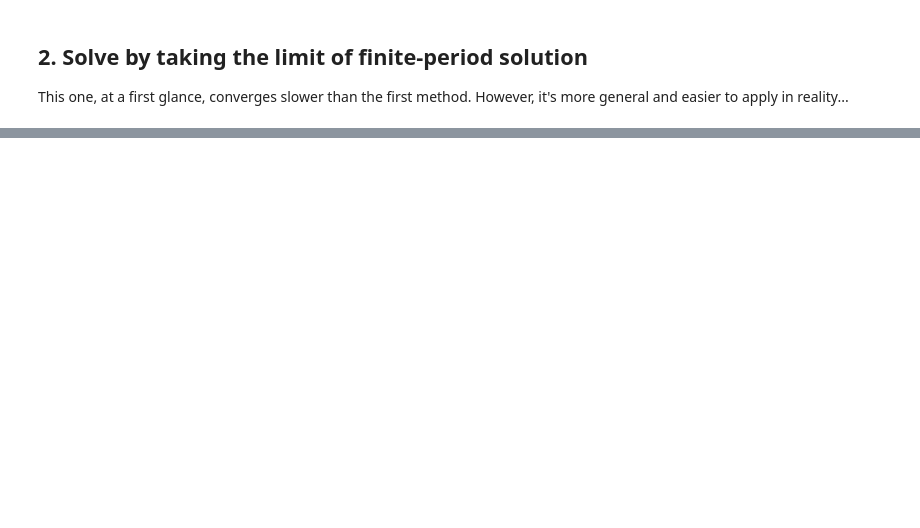
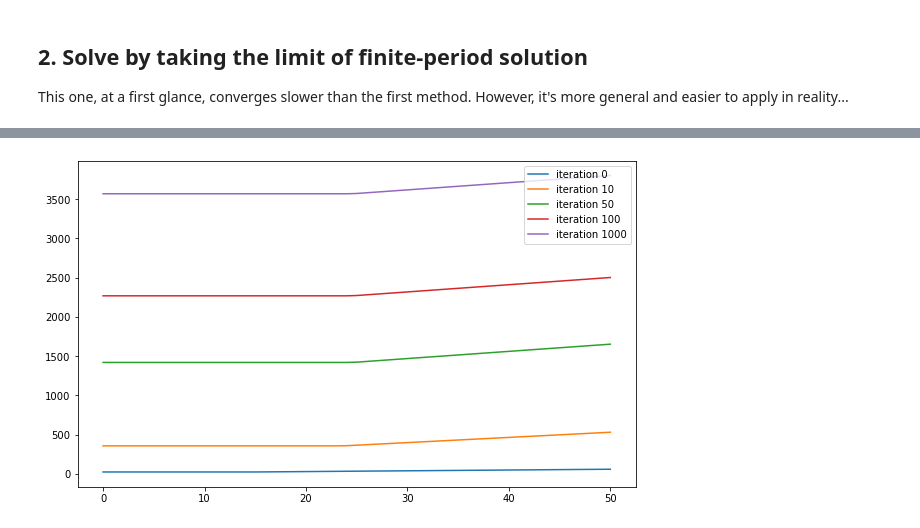
Before and after one commit to wupeifan/ECON_407_Fall2020, a Jupyter notebook: Notebooks/McCall.ipynb, the cells around one changed output, grey strips where cells are left out. Cells and saved outputs as stored; diff of their text form; code cells hidden in the pictures; blank space fills up the shorter version.

```diff
--- a/Notebooks/McCall.ipynb
+++ b/Notebooks/McCall.ipynb
@@ -86,0 +93,31 @@ plt.show()
+# %%
+alpha = 0.1   # probability being fired
+# %%
+T = 2000
+v_u = np.zeros((T, n))
+v_e = np.zeros((T, n))
+
+# initialization
+v_e[0, :] = w_default
+is_accept = (v_e[0, :] > c)
+v_u[0, :] = v_e[0, :] * (is_accept == True) + c * (is_accept == False)
+
+# iterate forward
+for i in range(T - 1):
+    # First, compute v_e
+    v_e[i + 1, :] = w_default + beta * (alpha * np.dot(v_u[i, :], q_grid) + (1 - alpha) * v_e[i, :])
+    # Second, compute v_u
+    # Continuation value?
+    cont = c + beta * np.dot(v_u[i, :], q_grid)
+    # Accept/reject given state?
+    is_accept = (v_e[i + 1, :] > cont)
+    v_u[i + 1, :] = v_e[i + 1, :] * (is_accept == True) + cont * (is_accept == False)
+# %%
+plt.figure(figsize = (10, 6))
+t_series = [0, 10, 50, 100, 1000]
+for i in t_series:
+    plt.plot(v_u[i, :], label = f"iteration {i}")
+plt.legend(loc = 'best')
+plt.show()
+# %% [output]
+[figure, added]
```
Also changed, not shown: parts of 5 cells of this notebook, 3 other files.
